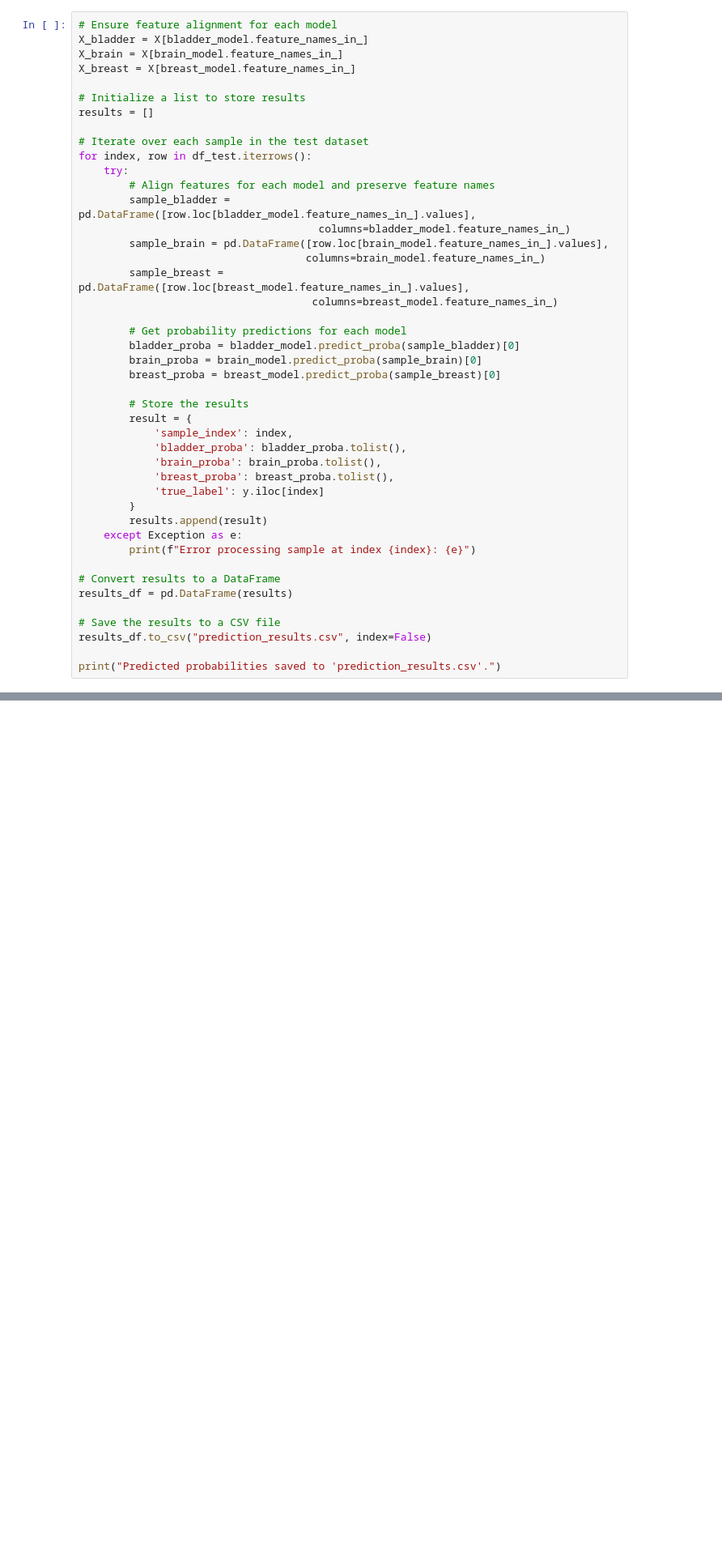
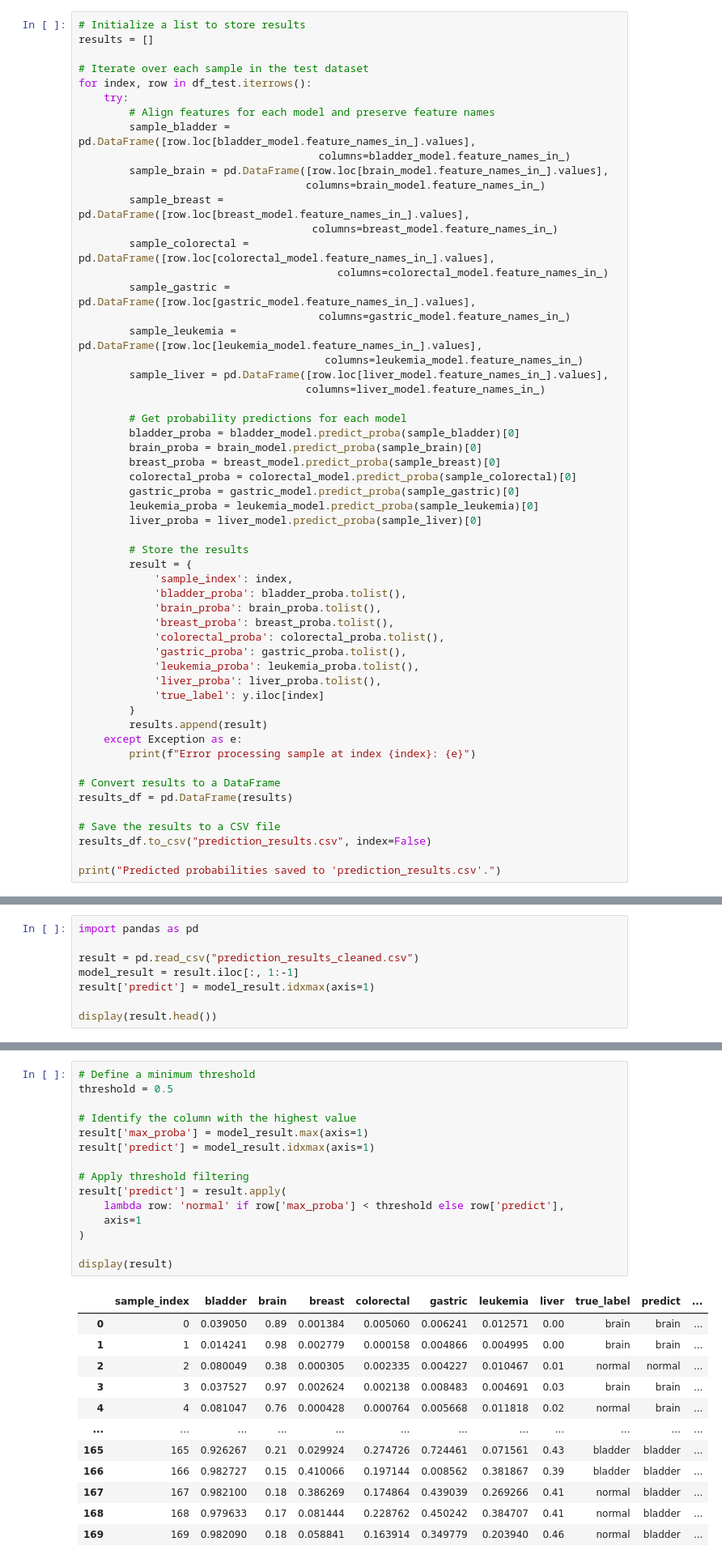
Before and after one commit to PhongCT1105/Cancer_Detector, a Jupyter notebook: Combined_model.ipynb, the cells around one changed output, grey strips where cells are left out. Shown at 81% size. Saved outputs shown, nothing was run; the diff lists cells and outputs as text; blank space fills up the shorter version.

Commit message:
Update combined_model

```diff
--- a/Combined_model.ipynb
+++ b/Combined_model.ipynb
@@ -49,11 +49,6 @@ Name: cancer_type, Length: 170, dtype: object
 # %% [markdown]
 ## Preproccessing test data
 # %%
-# Ensure feature alignment for each model
-X_bladder = X[bladder_model.feature_names_in_]
-X_brain = X[brain_model.feature_names_in_]
-X_breast = X[breast_model.feature_names_in_]
-
 # Initialize a list to store results
 results = []
 
@@ -67,11 +62,23 @@ for index, row in df_test.iterrows():
                                     columns=brain_model.feature_names_in_)
         sample_breast = pd.DataFrame([row.loc[breast_model.feature_names_in_].values],
                                      columns=breast_model.feature_names_in_)
+        sample_colorectal = pd.DataFrame([row.loc[colorectal_model.feature_names_in_].values],
+                                         columns=colorectal_model.feature_names_in_)
+        sample_gastric = pd.DataFrame([row.loc[gastric_model.feature_names_in_].values],
+                                      columns=gastric_model.feature_names_in_)
+        sample_leukemia = pd.DataFrame([row.loc[leukemia_model.feature_names_in_].values],
+                                       columns=leukemia_model.feature_names_in_)
+        sample_liver = pd.DataFrame([row.loc[liver_model.feature_names_in_].values],
+                                    columns=liver_model.feature_names_in_)
 
         # Get probability predictions for each model
         bladder_proba = bladder_model.predict_proba(sample_bladder)[0]
         brain_proba = brain_model.predict_proba(sample_brain)[0]
         breast_proba = breast_model.predict_proba(sample_breast)[0]
+        colorectal_proba = colorectal_model.predict_proba(sample_colorectal)[0]
+        gastric_proba = gastric_model.predict_proba(sample_gastric)[0]
+        leukemia_proba = leukemia_model.predict_proba(sample_leukemia)[0]
+        liver_proba = liver_model.predict_proba(sample_liver)[0]
 
         # Store the results
         result = {
@@ -79,6 +86,10 @@ for index, row in df_test.iterrows():
             'bladder_proba': bladder_proba.tolist(),
             'brain_proba': brain_proba.tolist(),
             'breast_proba': breast_proba.tolist(),
+            'colorectal_proba': colorectal_proba.tolist(),
+            'gastric_proba': gastric_proba.tolist(),
+            'leukemia_proba': leukemia_proba.tolist(),
+            'liver_proba': liver_proba.tolist(),
             'true_label': y.iloc[index]
         }
         results.append(result)
@@ -198,0 +141,8 @@ Predicted probabilities saved to 'prediction_results.csv'.
+# %%
+import pandas as pd
+
+result = pd.read_csv("prediction_results_cleaned.csv")
+model_result = result.iloc[:, 1:-1]
+result['predict'] = model_result.idxmax(axis=1)
+
+display(result.head())
@@ -198,0 +156,28 @@ Predicted probabilities saved to 'prediction_results.csv'.
+# %%
+# Define a minimum threshold
+threshold = 0.5
+
+# Identify the column with the highest value
+result['max_proba'] = model_result.max(axis=1)
+result['predict'] = model_result.idxmax(axis=1)
+
+# Apply threshold filtering
+result['predict'] = result.apply(
+    lambda row: 'normal' if row['max_proba'] < threshold else row['predict'],
+    axis=1
+)
+
+display(result)
+# %% [output]
+|  | sample_index | bladder | brain | breast | colorectal | gastric | leukemia | liver | true_label | predict | ... |
+| 0 | 0 | 0.039050 | 0.89 | 0.001384 | 0.005060 | 0.006241 | 0.012571 | 0.00 | brain | brain | ... |
+| 1 | 1 | 0.014241 | 0.98 | 0.002779 | 0.000158 | 0.004866 | 0.004995 | 0.00 | brain | brain | ... |
+| 2 | 2 | 0.080049 | 0.38 | 0.000305 | 0.002335 | 0.004227 | 0.010467 | 0.01 | normal | normal | ... |
+| 3 | 3 | 0.037527 | 0.97 | 0.002624 | 0.002138 | 0.008483 | 0.004691 | 0.03 | brain | brain | ... |
+| 4 | 4 | 0.081047 | 0.76 | 0.000428 | 0.000764 | 0.005668 | 0.011818 | 0.02 | normal | brain | ... |
+| ... | ... | ... | ... | ... | ... | ... | ... | ... | ... | ... | ... |
+| 165 | 165 | 0.926267 | 0.21 | 0.029924 | 0.274726 | 0.724461 | 0.071561 | 0.43 | bladder | bladder | ... |
+| 166 | 166 | 0.982727 | 0.15 | 0.410066 | 0.197144 | 0.008562 | 0.381867 | 0.39 | bladder | bladder | ... |
+| 167 | 167 | 0.982100 | 0.18 | 0.386269 | 0.174864 | 0.439039 | 0.269266 | 0.41 | normal | bladder | ... |
+| 168 | 168 | 0.979633 | 0.17 | 0.081444 | 0.228762 | 0.450242 | 0.384707 | 0.41 | normal | bladder | ... |
+| 169 | 169 | 0.982090 | 0.18 | 0.058841 | 0.163914 | 0.349779 | 0.203940 | 0.46 | normal | bladder | ... |
```
Also changed, not shown: parts of 6 cells of this notebook, 2 other files.
